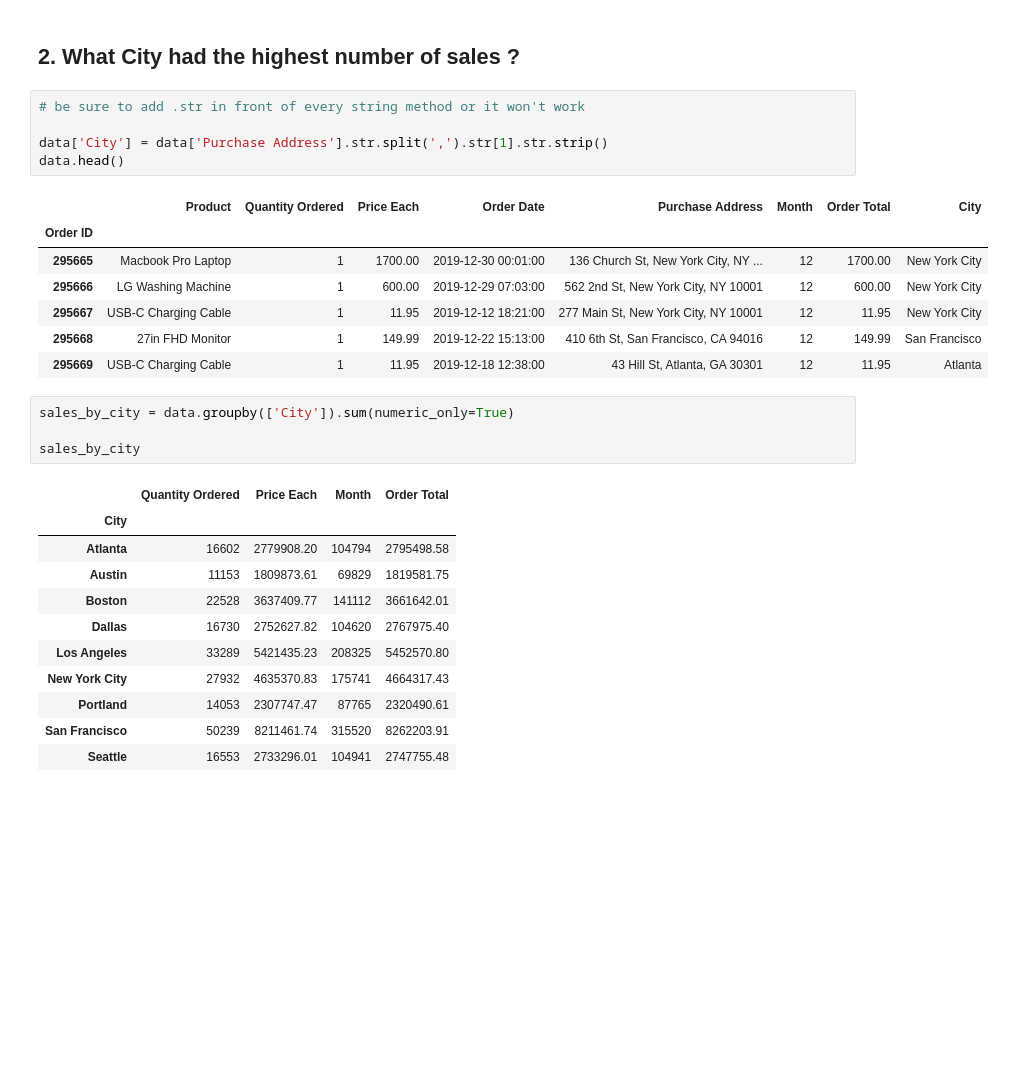
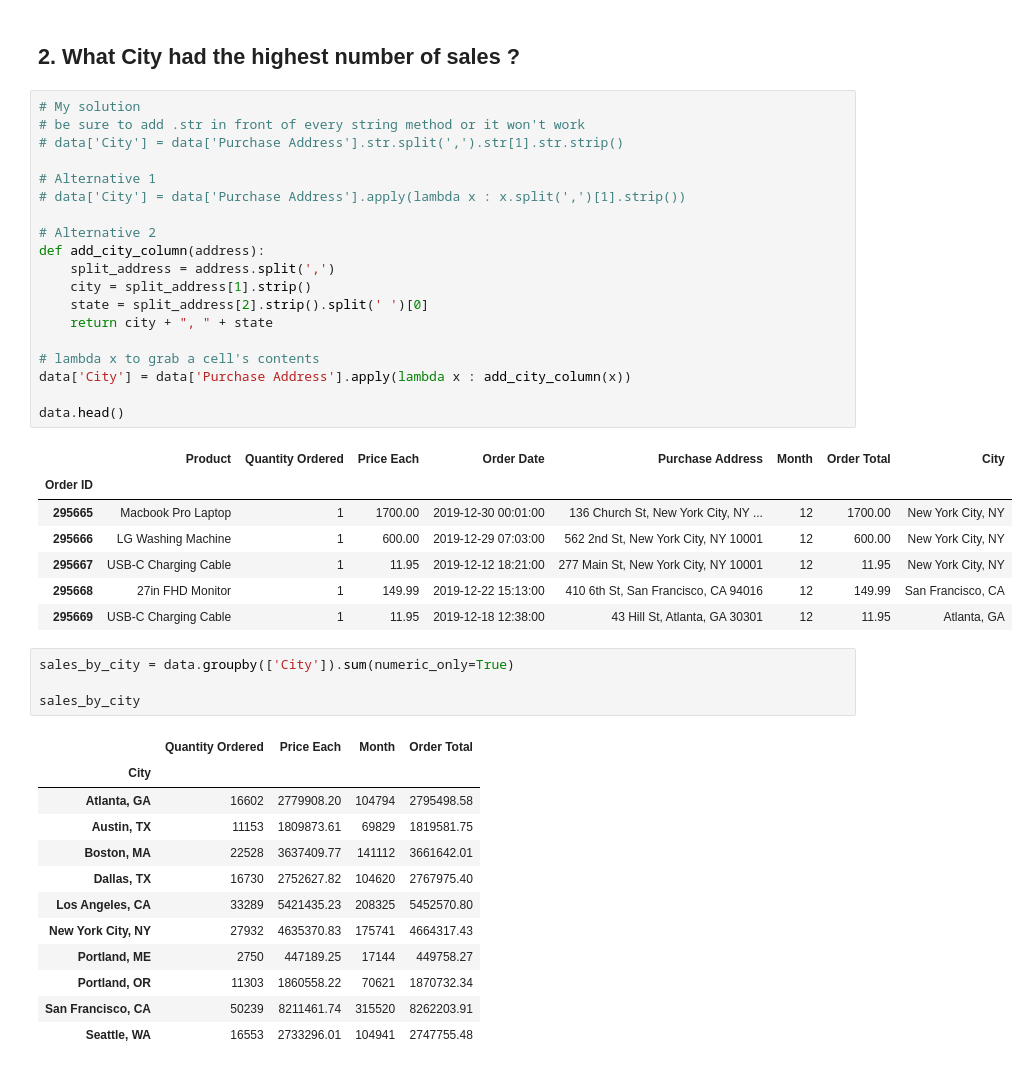
Before and after one commit to web-Nuo/Pandas-Data-Science-Tasks, a Jupyter notebook: my_version.ipynb, the cells around one changed output. Drawn from its saved outputs; the diff is of its cells as text; blank space fills up the shorter version.

```diff
--- a/my_version.ipynb
+++ b/my_version.ipynb
@@ -185,18 +185,32 @@ The most popular hour for sales was 19:00.
 # %% [markdown]
 ## 2. What City had the highest number of sales ?
 # %%
+# My solution
 # be sure to add .str in front of every string method or it won't work
+# data['City'] = data['Purchase Address'].str.split(',').str[1].str.strip()
 
-data['City'] = data['Purchase Address'].str.split(',').str[1].str.strip()
+# Alternative 1
+# data['City'] = data['Purchase Address'].apply(lambda x : x.split(',')[1].strip())
+
+# Alternative 2
+def add_city_column(address):
+    split_address = address.split(',')
+    city = split_address[1].strip()
+    state = split_address[2].strip().split(' ')[0]
+    return city + ", " + state
+
+# lambda x to grab a cell's contents
+data['City'] = data['Purchase Address'].apply(lambda x : add_city_column(x))
+
 data.head()
 # %% [output]
 |  | Product | Quantity Ordered | Price Each | Order Date | Purchase Address | Month | Order Total | City |
 | Order ID |  |  |  |  |  |  |  |  |
-| 295665 | Macbook Pro Laptop | 1 | 1700.00 | 2019-12-30 00:01:00 | 136 Church St, New York City, NY ... | 12 | 1700.00 | New York City |
-| 295666 | LG Washing Machine | 1 | 600.00 | 2019-12-29 07:03:00 | 562 2nd St, New York City, NY 10001 | 12 | 600.00 | New York City |
-| 295667 | USB-C Charging Cable | 1 | 11.95 | 2019-12-12 18:21:00 | 277 Main St, New York City, NY 10001 | 12 | 11.95 | New York City |
-| 295668 | 27in FHD Monitor | 1 | 149.99 | 2019-12-22 15:13:00 | 410 6th St, San Francisco, CA 94016 | 12 | 149.99 | San Francisco |
-| 295669 | USB-C Charging Cable | 1 | 11.95 | 2019-12-18 12:38:00 | 43 Hill St, Atlanta, GA 30301 | 12 | 11.95 | Atlanta |
+| 295665 | Macbook Pro Laptop | 1 | 1700.00 | 2019-12-30 00:01:00 | 136 Church St, New York City, NY ... | 12 | 1700.00 | New York City, NY |
+| 295666 | LG Washing Machine | 1 | 600.00 | 2019-12-29 07:03:00 | 562 2nd St, New York City, NY 10001 | 12 | 600.00 | New York City, NY |
+| 295667 | USB-C Charging Cable | 1 | 11.95 | 2019-12-12 18:21:00 | 277 Main St, New York City, NY 10001 | 12 | 11.95 | New York City, NY |
+| 295668 | 27in FHD Monitor | 1 | 149.99 | 2019-12-22 15:13:00 | 410 6th St, San Francisco, CA 94016 | 12 | 149.99 | San Francisco, CA |
+| 295669 | USB-C Charging Cable | 1 | 11.95 | 2019-12-18 12:38:00 | 43 Hill St, Atlanta, GA 30301 | 12 | 11.95 | Atlanta, GA |
 # %%
 sales_by_city = data.groupby(['City']).sum(numeric_only=True)
 
@@ -204,15 +218,16 @@ sales_by_city
 # %% [output]
 |  | Quantity Ordered | Price Each | Month | Order Total |
 | City |  |  |  |  |
-| Atlanta | 16602 | 2779908.20 | 104794 | 2795498.58 |
-| Austin | 11153 | 1809873.61 | 69829 | 1819581.75 |
-| Boston | 22528 | 3637409.77 | 141112 | 3661642.01 |
-| Dallas | 16730 | 2752627.82 | 104620 | 2767975.40 |
-| Los Angeles | 33289 | 5421435.23 | 208325 | 5452570.80 |
-| New York City | 27932 | 4635370.83 | 175741 | 4664317.43 |
-| Portland | 14053 | 2307747.47 | 87765 | 2320490.61 |
-| San Francisco | 50239 | 8211461.74 | 315520 | 8262203.91 |
-| Seattle | 16553 | 2733296.01 | 104941 | 2747755.48 |
+| Atlanta, GA | 16602 | 2779908.20 | 104794 | 2795498.58 |
+| Austin, TX | 11153 | 1809873.61 | 69829 | 1819581.75 |
+| Boston, MA | 22528 | 3637409.77 | 141112 | 3661642.01 |
+| Dallas, TX | 16730 | 2752627.82 | 104620 | 2767975.40 |
+| Los Angeles, CA | 33289 | 5421435.23 | 208325 | 5452570.80 |
+| New York City, NY | 27932 | 4635370.83 | 175741 | 4664317.43 |
+| Portland, ME | 2750 | 447189.25 | 17144 | 449758.27 |
+| Portland, OR | 11303 | 1860558.22 | 70621 | 1870732.34 |
+| San Francisco, CA | 50239 | 8211461.74 | 315520 | 8262203.91 |
+| Seattle, WA | 16553 | 2733296.01 | 104941 | 2747755.48 |
 # %%
 sns.barplot(sales_by_city, x=sales_by_city.index, y='Order Total', palette="viridis")
 plt.xticks(rotation=70)
```
Also changed, not shown: parts of 1 cell of this notebook.
